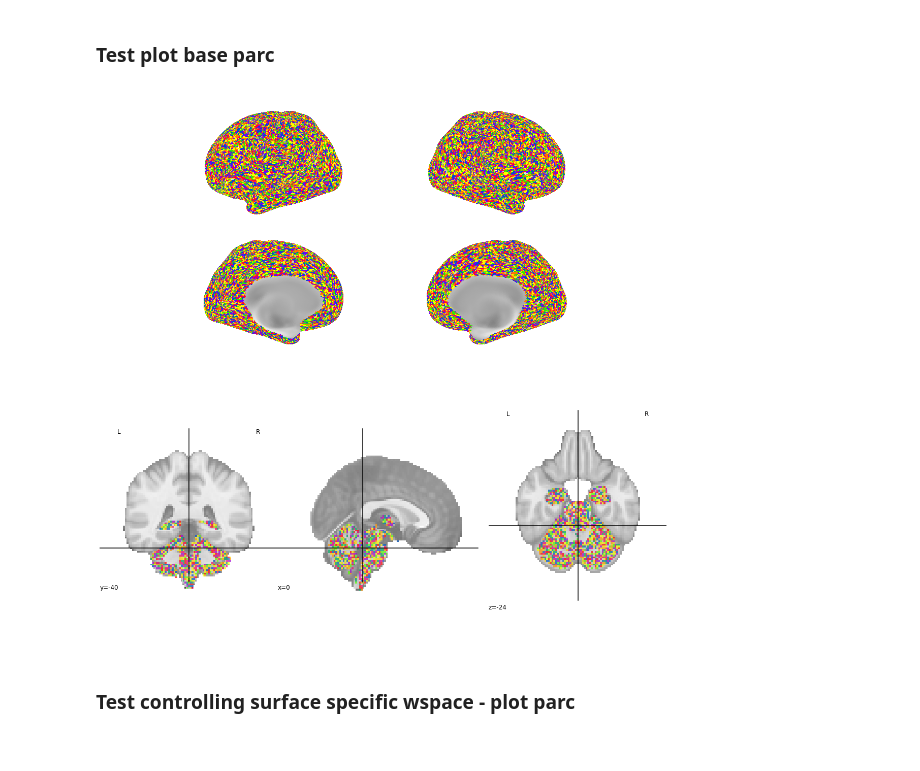
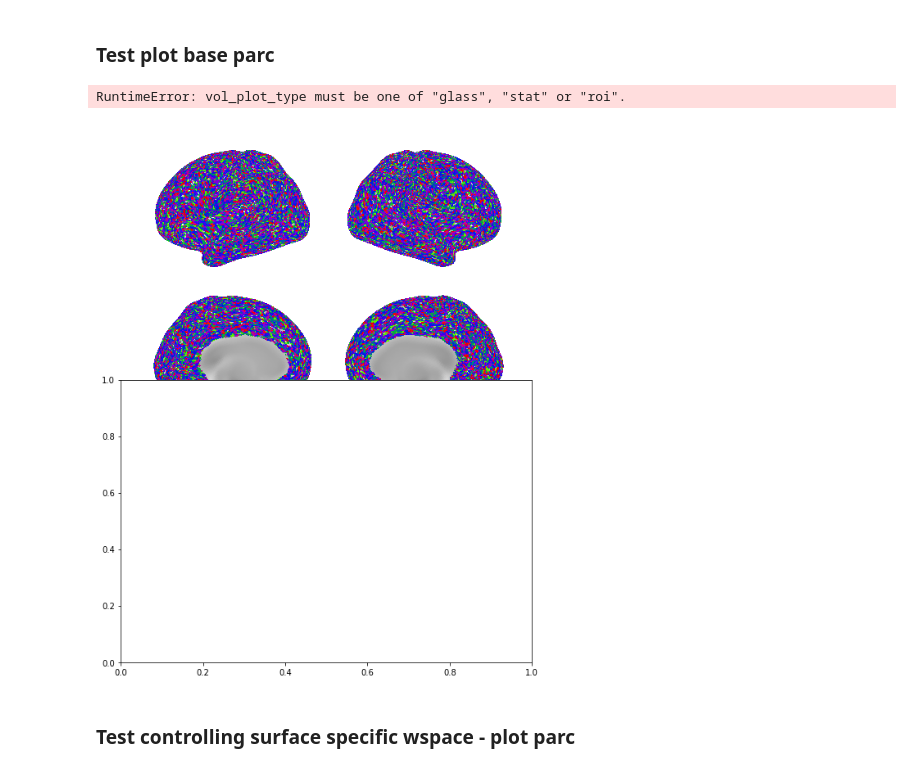
Before and after one commit to sahahn/neurotools, a Jupyter notebook: examples/plot test cases.ipynb, the cells around one changed output. Saved outputs shown, nothing was run; the diff lists cells and outputs as text; code cells hidden in the pictures.

```diff
--- a/examples/plot test cases.ipynb
+++ b/examples/plot test cases.ipynb
@@ -46,9 +46,10 @@ plot(np.concatenate([d, d]))
 # %% [markdown]
 ### Test plot base parc
 # %%
-plot(np.random.randint(10, size=91282))
+plot(np.random.randint(10, size=91282), figsize=((9, 12)))
 # %% [output]
+RuntimeError: vol_plot_type must be one of "glass", "stat" or "roi".
-[figure, old version]
+[figure, new version]
 # %% [markdown]
 ### Test controlling surface specific wspace - plot parc
 # %%
```
Also changed, not shown: parts of 12 cells of this notebook, 5 other files.
